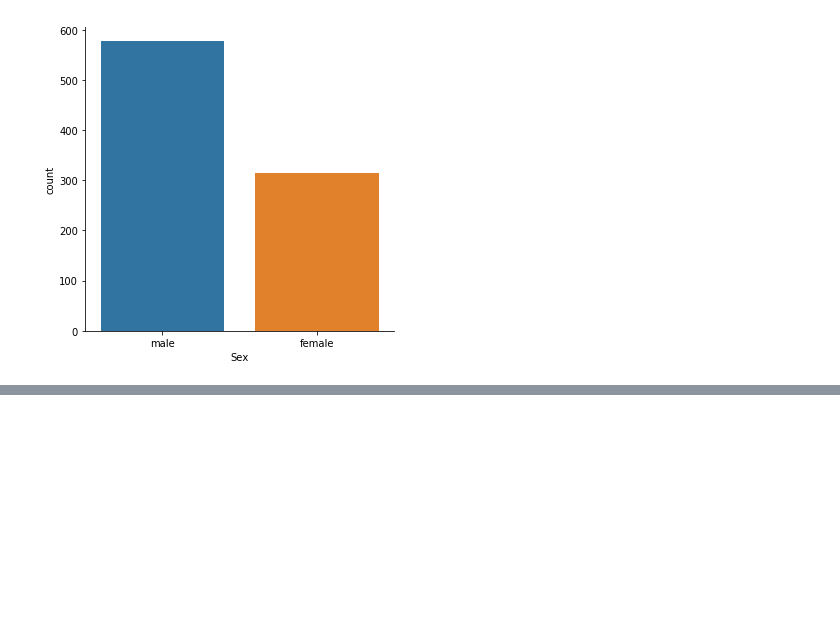
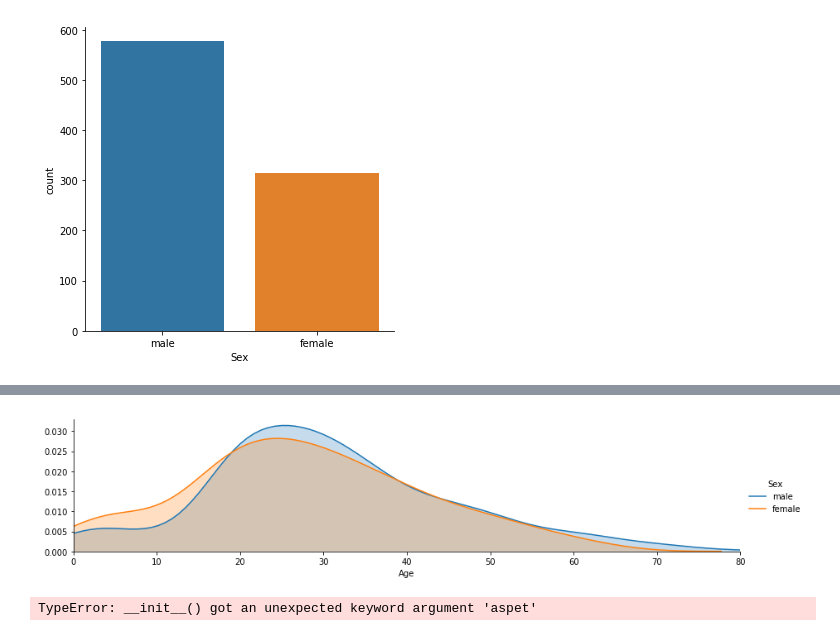
Before and after one commit to rohailkhan/titanic_more, a Jupyter notebook: Titanic analysis.ipynb, the cells around one changed output, grey strips where cells are left out. Drawn from its saved outputs; the diff is of its cells as text; code cells hidden in the pictures; blank space fills up the shorter version.

```diff
--- a/Titanic analysis.ipynb
+++ b/Titanic analysis.ipynb
@@ -64,0 +104,27 @@ def male_female_child(passenger):
+# %%
+# using facetgrid to plot multiple kedplots on one plot
+# Set an object Called fig equal to a "FacetGrid" with pandas dataframe
+# as its data source
+fig=sns.FacetGrid(titanic_df,hue='Sex',aspect=4)
+# map all kdeplots for Age columns by the hude choice
+# these will be multiple kde plots ..based on age
+fig.map(sns.kdeplot,'Age',shade=True)
+
+# max limit is max age
+oldest=titanic_df['Age'].max()
+
+fig.set(xlim=(0,oldest))
+
+# finally add a legend
+fig.add_legend()
+plt.show()
+# %% [output]
+[figure, added]
+# %%
+fig=sns.FacetGrid(titanic_df,hue='Sex',aspet=4)
+fig.map(sns.kdeplot,'Age',shade=True)
+oldest=titanic_df['Age'].max()
+fig.set(xlim=(0,oldest))
+fig.add_legend()
+# %% [output]
+TypeError: __init__() got an unexpected keyword argument 'aspet'
```
Also changed, not shown: parts of 8 cells of this notebook.
